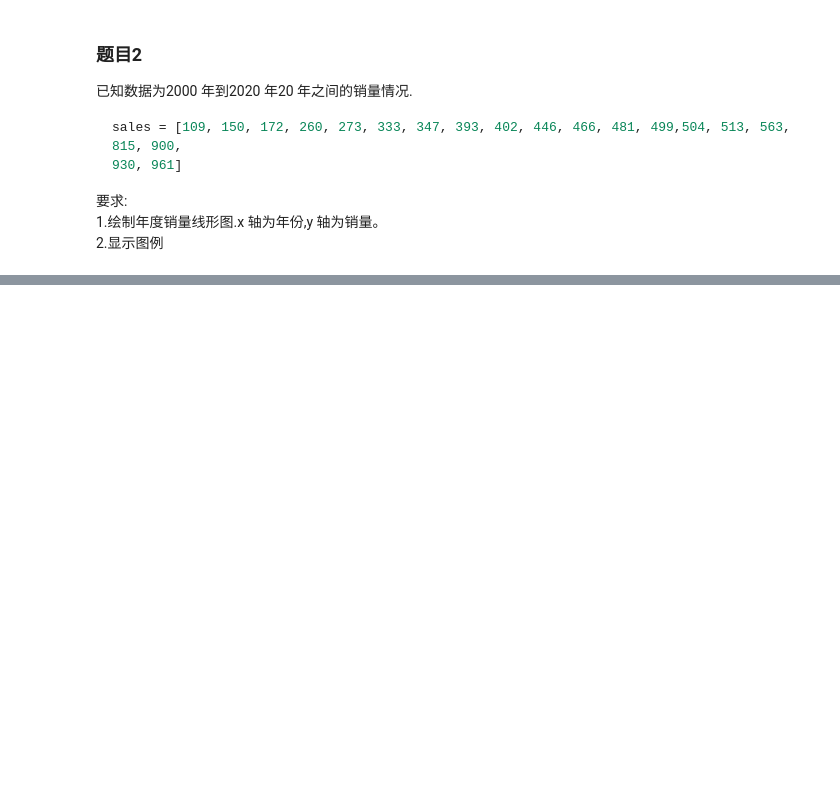
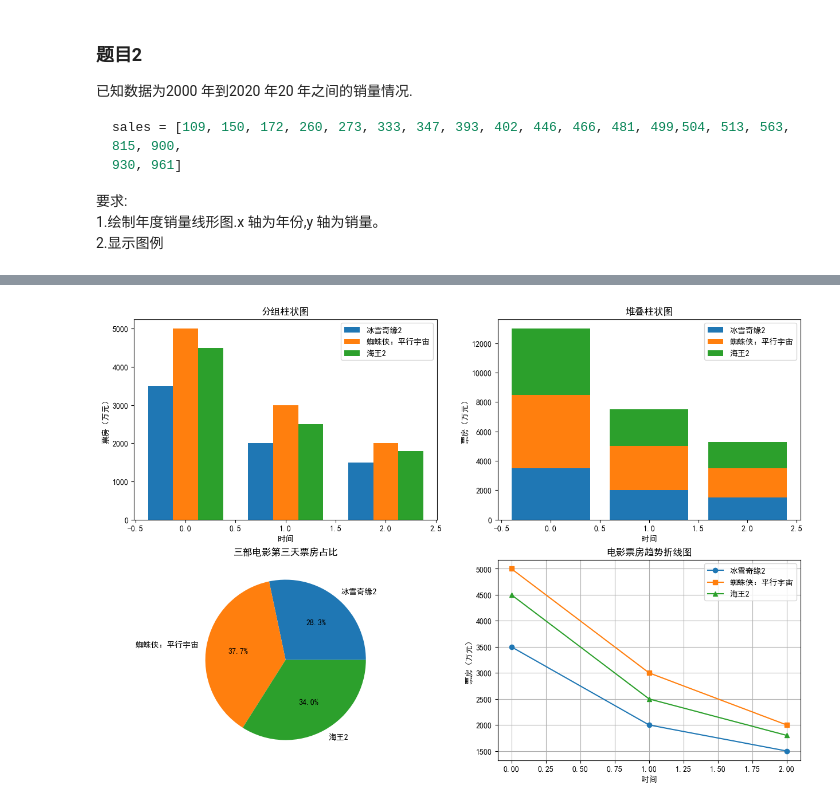
Before and after one commit to Lntano-S/Python-note, a Jupyter notebook: Python Experiment/Experiment 6.ipynb, the cells around one changed output, grey strips where cells are left out. Saved outputs shown, nothing was run; the diff lists cells and outputs as text; code cells hidden in the pictures; blank space fills up the shorter version.

```diff
--- a/Python Experiment/Experiment 6.ipynb
+++ b/Python Experiment/Experiment 6.ipynb
@@ -106,0 +81,81 @@ with open('data1.csv', encoding = 'utf-8') as file:
+# %%
+import matplotlib.pyplot as plt
+import numpy as np
+import csv
+
+def main() -> None:
+    plt.rcParams['font.sans-serif'] = ['SimHei']
+    plt.rcParams['axes.unicode_minus'] = False
+
+    with open("data1.csv", encoding="utf-8") as file:
+        reader = csv.reader(file)
+        name = next(reader)
+        rows = list(reader)
+
+    #创建空列表储存票房数据
+    movie1 = []
+    movie2 = []
+    movie3 = []
+
+    for row in rows:
+        movie1.append(int(row[1])) # csv.reader() 读取的所有数据默认都是字符串类型
+        movie2.append(int(row[2])) # 使用 int() 实现 string -> int
+        movie3.append(int(row[3]))
+
+    # 转换为 numpy 数组，方便总票房的添加
+    m1 = np.array(movie1)
+    m2 = np.array(movie2)
+    m3 = np.array(movie3)
+
+    x = np.arange(len(movie1))
+    width = 0.25
+
+    # 均等划分 2*2 画布
+    fig, ax = plt.subplots(2, 2, figsize=(15, 10))
+
+    # (1) 分组柱状图
+    ax1 = ax[0, 0]
+    ax1.bar(x - width, m1, width=width, label=name[1])
+    ax1.bar(x, m2, width=width, label=name[2])
+    ax1.bar(x + width, m3, width=width, label=name[3])
+    ax1.set_title("分组柱状图")
+    ax1.set_xlabel("时间")
+    ax1.set_ylabel("票房（万元）")
+    ax1.legend()
+
+    # (2) 堆叠柱状图
+    ax2 = ax[0, 1]
+    ax2.bar(x, m1, label=name[1])
+    ax2.bar(x, m2, bottom = m1, label=name[2])
+    ax2.bar(x, m3, bottom = m1 + m2, label=name[3])
+    ax2.set_title("堆叠柱状图")
+    ax2.set_xlabel("时间")
+    ax2.set_ylabel("票房（万元）")
+    ax2.legend()
+
+    # (3) 饼状图
+    ax3 = ax[1, 0]
+    # 创建列表取第三天的数据
+    pie_data = [m1[2], m2[2], m3[2]]
+    pie_labels = [name[1], name[2], name[3]]
+    # 绘制饼状图
+    ax3.pie(pie_data, labels=pie_labels, autopct='%1.1f%%')
+    ax3.set_title('三部电影第三天票房占比')
+
+    ax4 = ax[1, 1]
+    ax4.plot(x, m1, label=name[1], marker='o')
+    ax4.plot(x, m2, label=name[2], marker='s')
+    ax4.plot(x, m3, label=name[3], marker='^')
+    ax4.set_title('电影票房趋势折线图')
+    ax4.set_xlabel('时间')
+    ax4.set_ylabel('票房（万元）')
+    ax4.grid(True)
+    ax4.legend()
+
+    plt.savefig('analysis.png')
+    plt.show()
+
+if __name__ == "__main__":
+    main()
+# %% [output]
+[figure, added]
```
Also changed, not shown: parts of 5 cells of this notebook, 17 other files.
